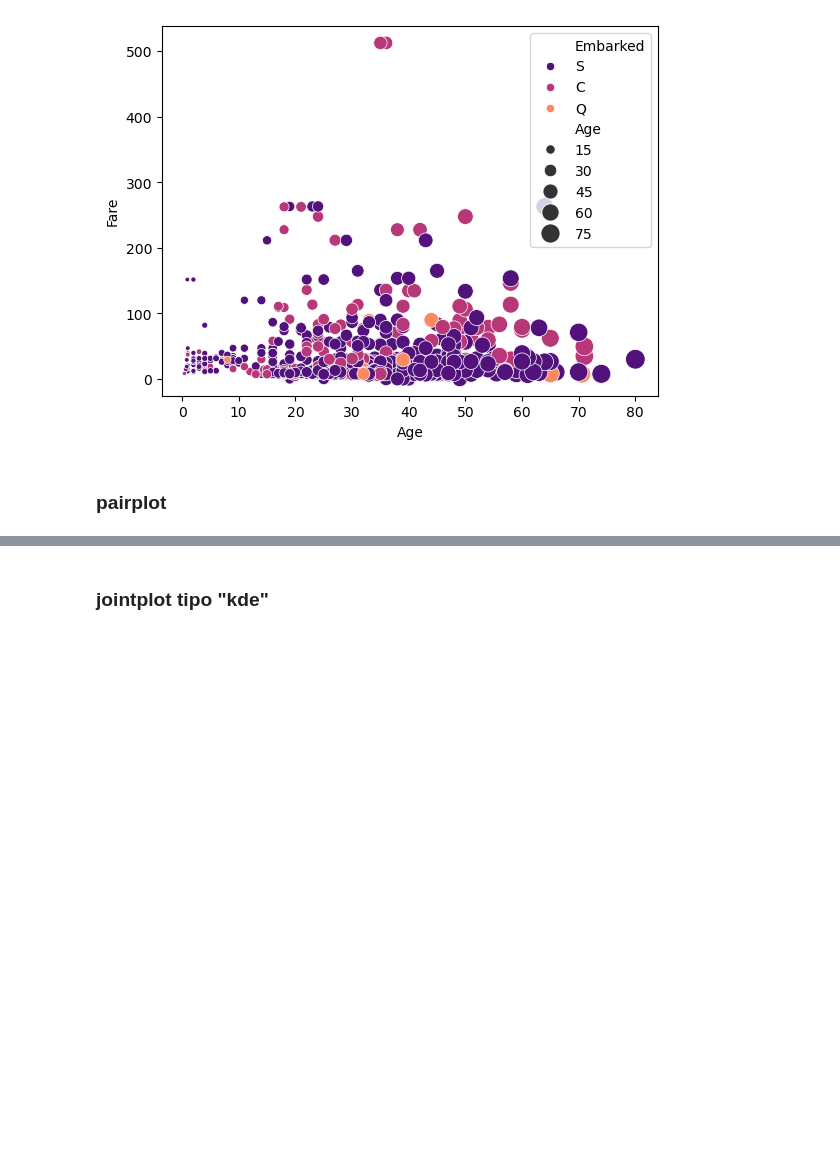
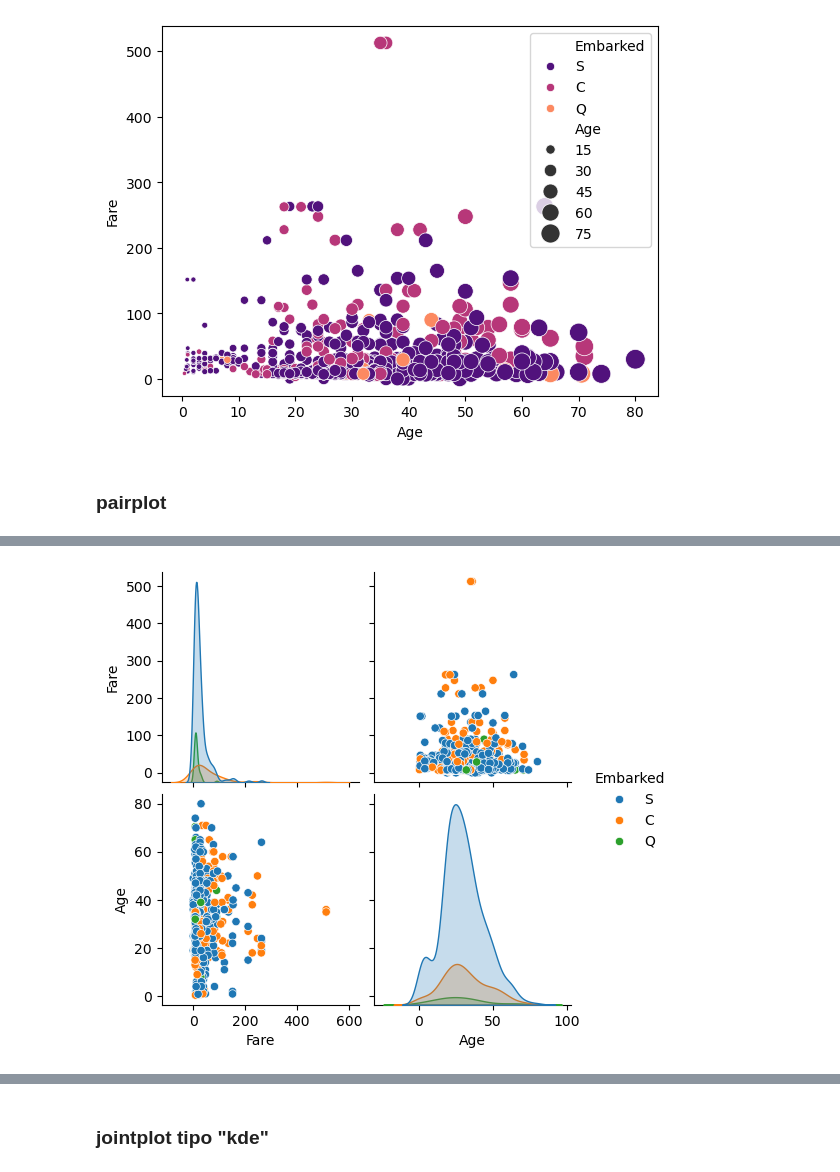
Before and after one commit to gabrielrstan/Data_Science_e_Machine_Learning_com_Estat-stica_e_Python, a Jupyter notebook: 05 - Visualizacao de Dados/Visualização de Dados - Vazio.ipynb, the cells around one changed output, grey strips where cells are left out. Cells and saved outputs as stored; diff of their text form; code cells hidden in the pictures; blank space fills up the shorter version.

```diff
--- a/05 - Visualizacao de Dados/Visualização de Dados - Vazio.ipynb
+++ b/05 - Visualizacao de Dados/Visualização de Dados - Vazio.ipynb
@@ -367,0 +383,5 @@ plt.show
+# %%
+sns.pairplot(data[['Fare', 'Age', 'Embarked']], hue='Embarked')
+plt.show()
+# %% [output]
+[figure, added]
```
Also changed, not shown: parts of 35 cells of this notebook.
